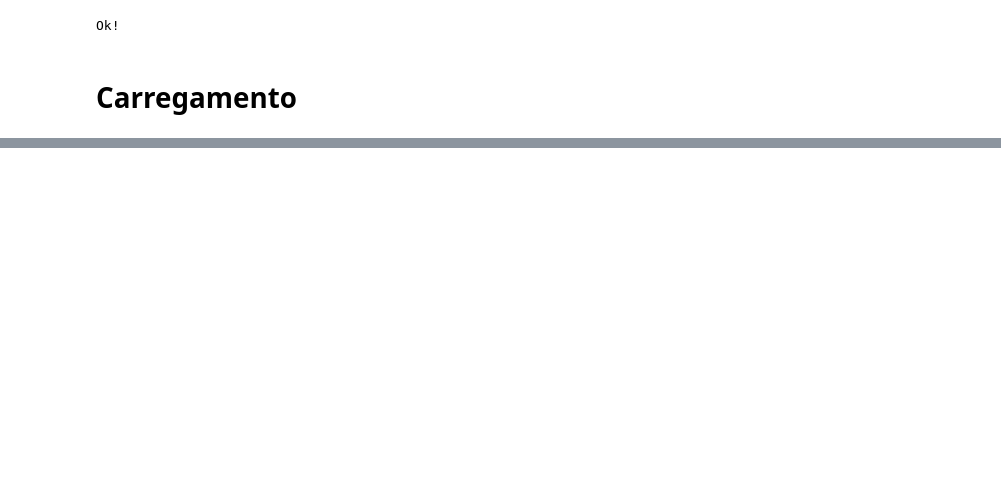
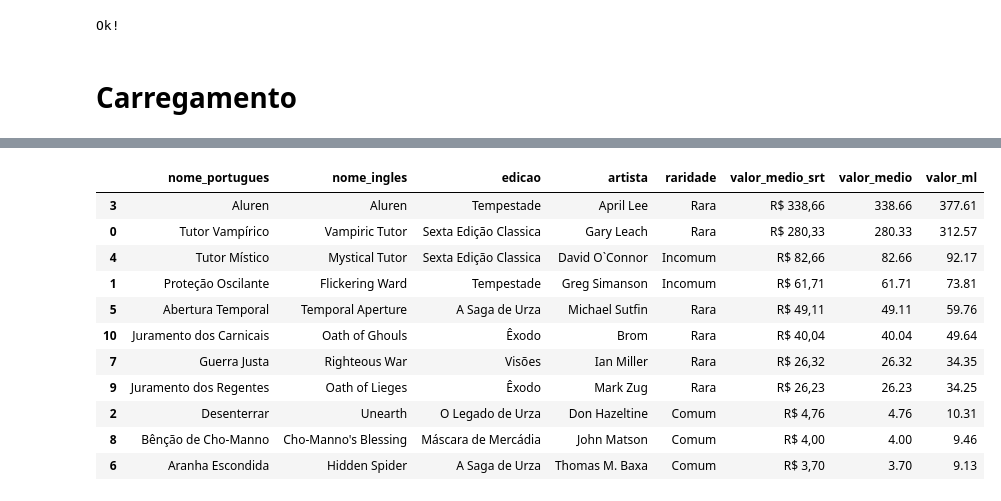
Before and after one commit to alan-vieira/preco_magic_card, a Jupyter notebook: magic_preco_medio.ipynb, the cells around one changed output, grey strips where cells are left out. Cells and saved outputs as stored; diff of their text form; code cells hidden in the pictures; blank space fills up the shorter version.

```diff
--- a/magic_preco_medio.ipynb
+++ b/magic_preco_medio.ipynb
@@ -263,0 +264,16 @@ cartas_final_df
+# %%
+# exibindo as 15 cartas mais caras
+cartas_final_df.sort_values(by='valor_medio', ascending=False).head(15)
+# %% [output]
+|  | nome_portugues | nome_ingles | edicao | artista | raridade | valor_medio_srt | valor_medio | valor_ml |
+| 3 | Aluren | Aluren | Tempestade | April Lee | Rara | R$ 338,66 | 338.66 | 377.61 |
+| 0 | Tutor Vampírico | Vampiric Tutor | Sexta Edição Classica | Gary Leach | Rara | R$ 280,33 | 280.33 | 312.57 |
+| 4 | Tutor Místico | Mystical Tutor | Sexta Edição Classica | David O`Connor | Incomum | R$ 82,66 | 82.66 | 92.17 |
+| 1 | Proteção Oscilante | Flickering Ward | Tempestade | Greg Simanson | Incomum | R$ 61,71 | 61.71 | 73.81 |
+| 5 | Abertura Temporal | Temporal Aperture | A Saga de Urza | Michael Sutfin | Rara | R$ 49,11 | 49.11 | 59.76 |
+| 10 | Juramento dos Carnicais | Oath of Ghouls | Êxodo | Brom | Rara | R$ 40,04 | 40.04 | 49.64 |
+| 7 | Guerra Justa | Righteous War | Visões | Ian Miller | Rara | R$ 26,32 | 26.32 | 34.35 |
+| 9 | Juramento dos Regentes | Oath of Lieges | Êxodo | Mark Zug | Rara | R$ 26,23 | 26.23 | 34.25 |
+| 2 | Desenterrar | Unearth | O Legado de Urza | Don Hazeltine | Comum | R$ 4,76 | 4.76 | 10.31 |
+| 8 | Bênção de Cho-Manno | Cho-Manno's Blessing | Máscara de Mercádia | John Matson | Comum | R$ 4,00 | 4.00 | 9.46 |
+| 6 | Aranha Escondida | Hidden Spider | A Saga de Urza | Thomas M. Baxa | Comum | R$ 3,70 | 3.70 | 9.13 |
```
Also changed, not shown: parts of 6 cells of this notebook.
